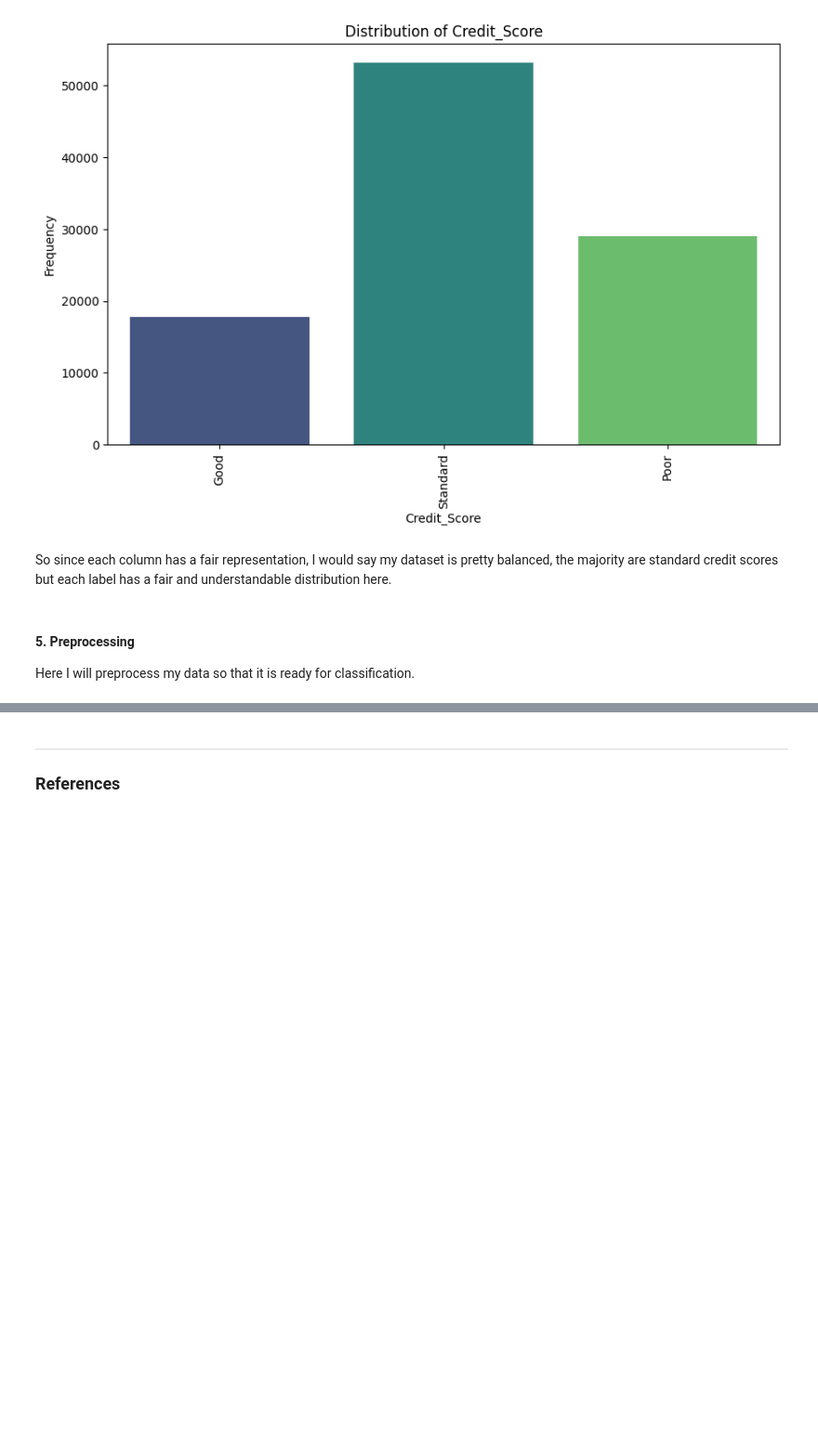
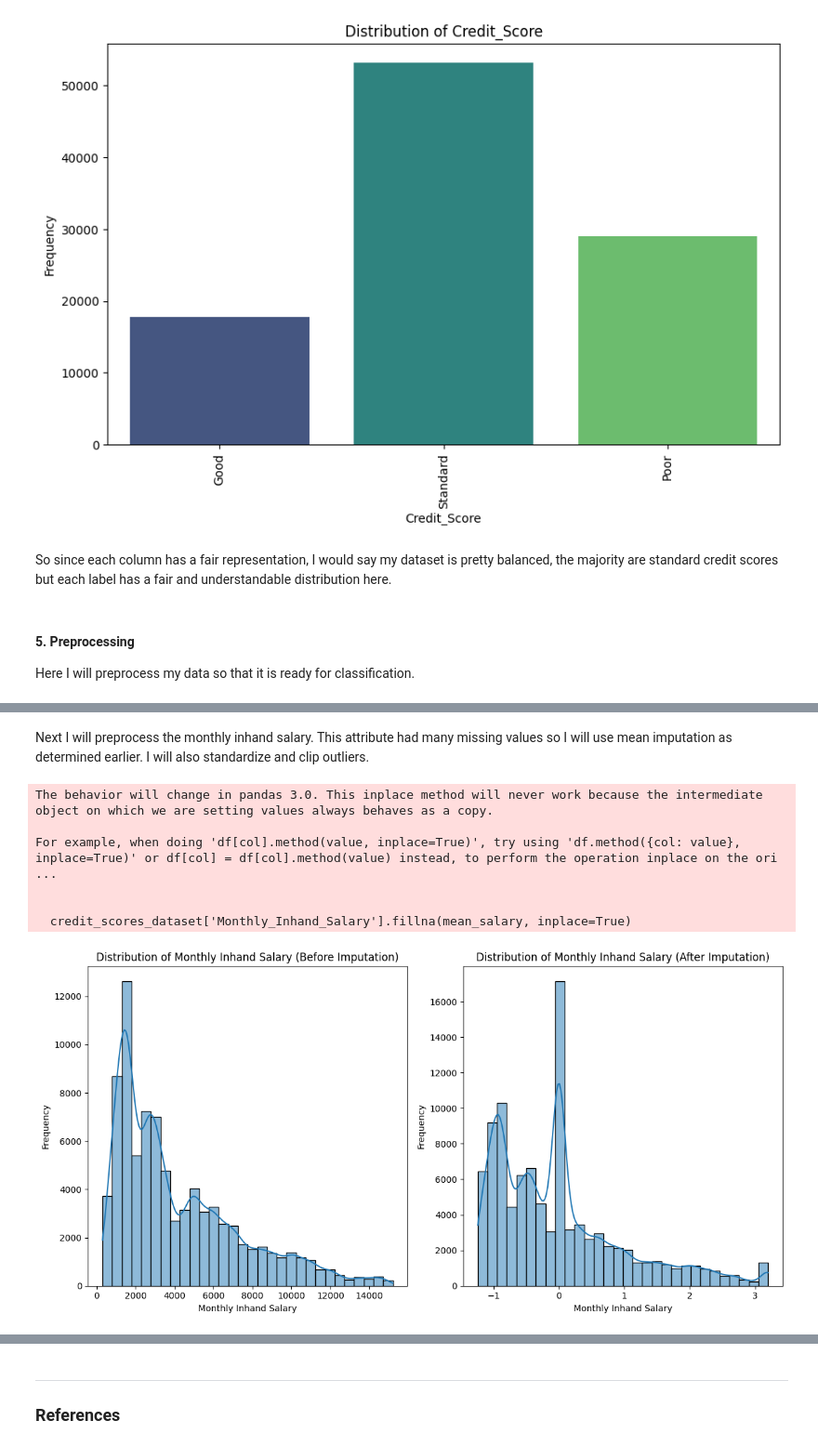
Before and after one commit to alex-govier5/intro-to-ai, a Jupyter notebook: A1/AI_Assignment1.ipynb, the cells around one changed output, grey strips where cells are left out. Shown at 93% size. Saved outputs shown, nothing was run; the diff lists cells and outputs as text; code cells hidden in the pictures; blank space fills up the shorter version.

```diff
--- a/A1/AI_Assignment1.ipynb
+++ b/A1/AI_Assignment1.ipynb
@@ -463,0 +499,47 @@ Here I will preprocess my data so that it is ready for classification.
+# %% [markdown]
+Next I will preprocess the monthly inhand salary. This attribute had many missing values so I will use mean imputation as determined earlier. I will also standardize and clip outliers.
+# %%
+# Preprocessing monthly inhand salary
+
+# Visualize distribution before preprocessing
+plt.figure(figsize=(12, 6))
+
+plt.subplot(1, 2, 1) # Before preprocessing
+sns.histplot(credit_scores_dataset['Monthly_Inhand_Salary'], bins=30, kde=True)
+plt.title('Distribution of Monthly Inhand Salary (Before Imputation)')
+plt.xlabel('Monthly Inhand Salary')
+plt.ylabel('Frequency')
+
+# Calculate mean
+mean_salary = credit_scores_dataset['Monthly_Inhand_Salary'].mean()
+
+# Impute missing values with the mean
+credit_scores_dataset['Monthly_Inhand_Salary'].fillna(mean_salary, inplace=True)
+
+# Preprocessing data
+scaler = StandardScaler()
+credit_scores_dataset['Monthly_Inhand_Salary'] = scaler.fit_transform(credit_scores_dataset[['Monthly_Inhand_Salary']])
+
+# Clip the values to remove outliers
+lower_bound = credit_scores_dataset['Monthly_Inhand_Salary'].quantile(0.01)
+upper_bound = credit_scores_dataset['Monthly_Inhand_Salary'].quantile(0.99)
+credit_scores_dataset['Monthly_Inhand_Salary'] = credit_scores_dataset['Monthly_Inhand_Salary'].clip(lower_bound, upper_bound)
+
+# Visualize distribution after preprocessing
+plt.subplot(1, 2, 2) # After preprocessing
+sns.histplot(credit_scores_dataset['Monthly_Inhand_Salary'], bins=30, kde=True)
+plt.title('Distribution of Monthly Inhand Salary (After Imputation)')
+plt.xlabel('Monthly Inhand Salary')
+plt.ylabel('Frequency')
+
+# Show the plots
+plt.tight_layout()
+plt.show()
+# %% [output]
+The behavior will change in pandas 3.0. This inplace method will never work because the intermediate object on which we are setting values always behaves as a copy.
+
+For example, when doing 'df[col].method(value, inplace=True)', try using 'df.method({col: value}, inplace=True)' or df[col] = df[col].method(value) instead, to perform the operation inplace on the ori ...
+
+
+  credit_scores_dataset['Monthly_Inhand_Salary'].fillna(mean_salary, inplace=True)
+[figure, added]
```
Also changed, not shown: parts of 25 cells of this notebook.
